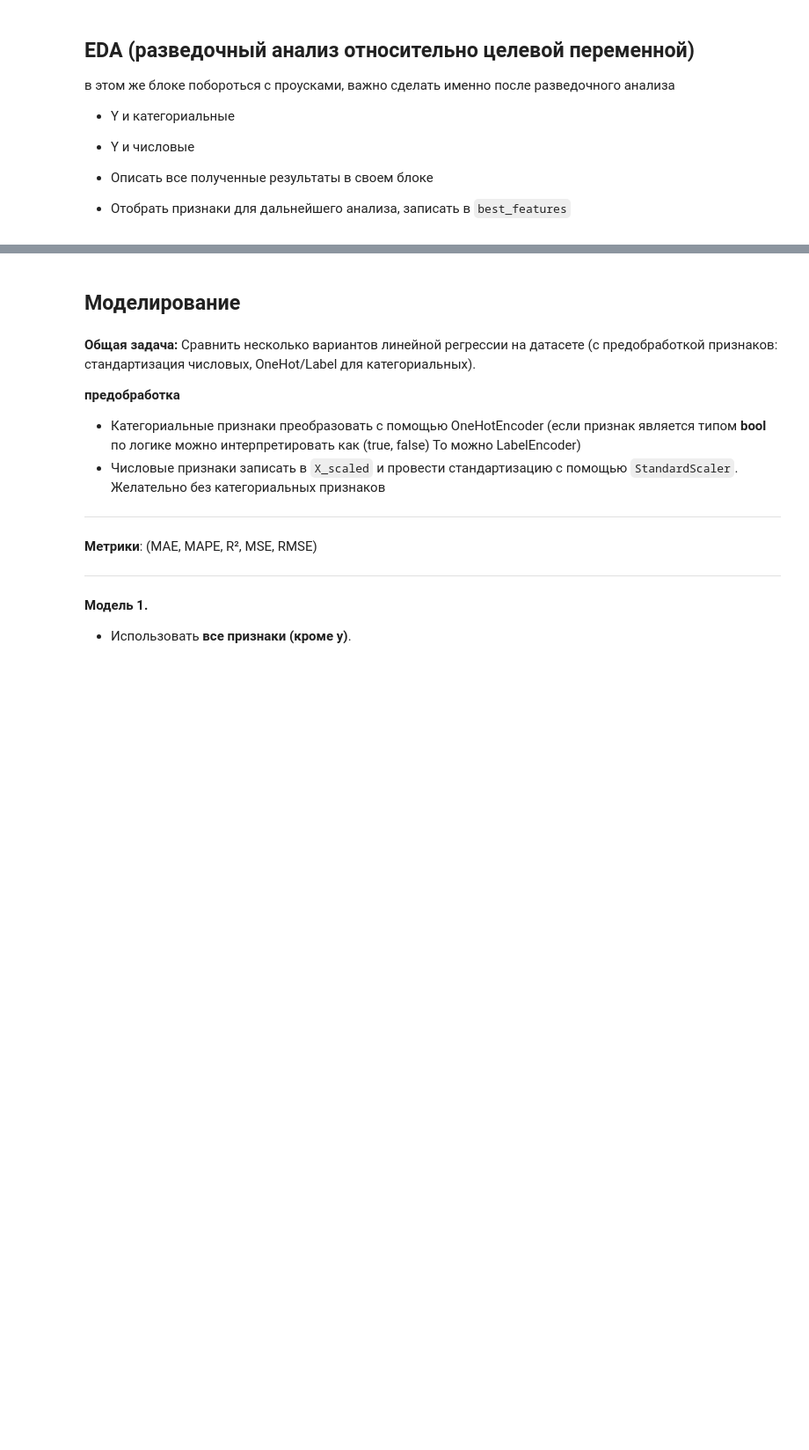
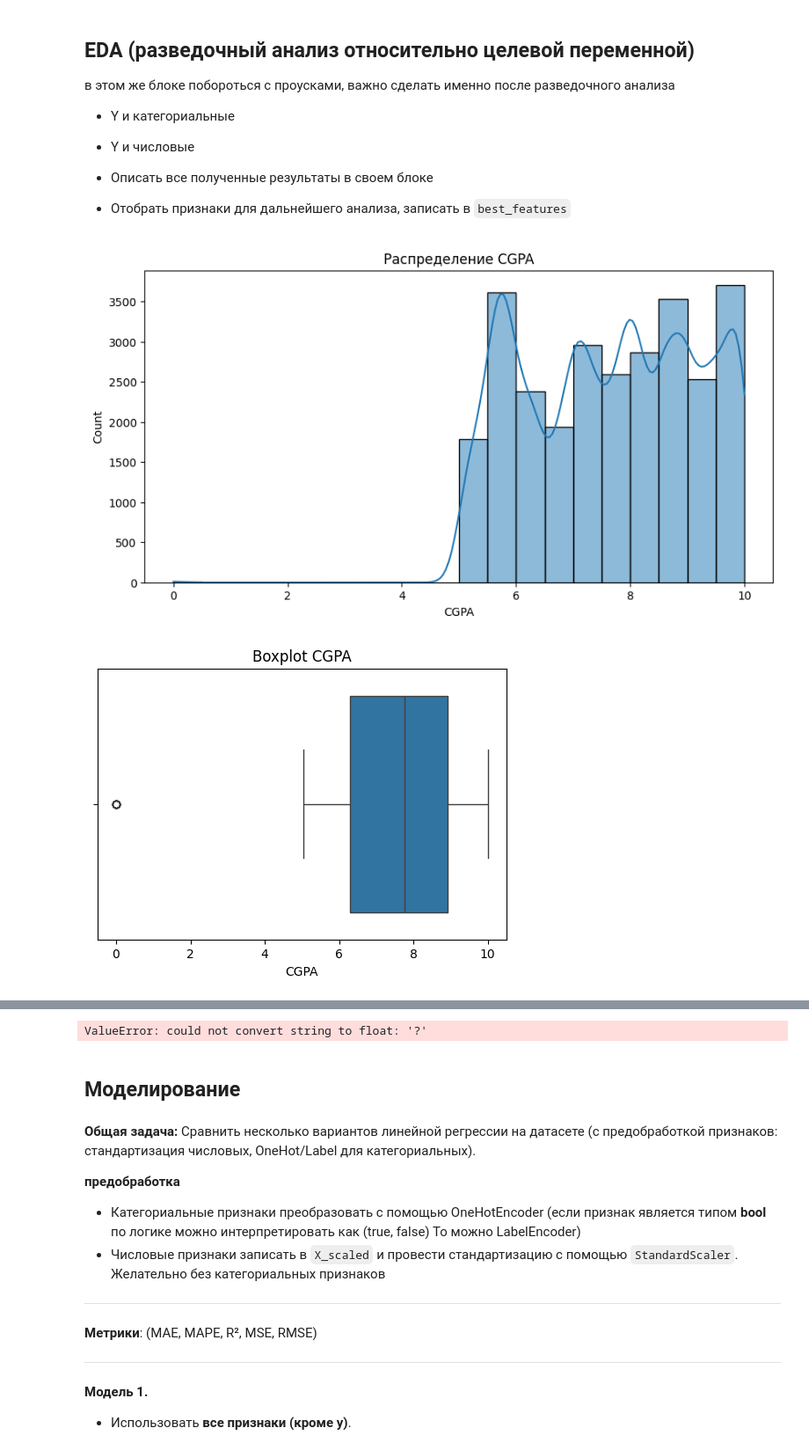
Before and after one commit to Danata117/ML, a Jupyter notebook: ML_Praktika2".ipynb, the cells around one changed output, grey strips where cells are left out. Shown: that part at 88% size. Saved outputs shown, nothing was run; the diff lists cells and outputs as text; code cells hidden in the pictures; blank space fills up the shorter version.

````diff
--- a/ML_Praktika2".ipynb
+++ b/ML_Praktika2".ipynb
@@ -41,0 +59,16 @@ df.info()
+# %%
+# преобразовать категориальные признаки в category
+df['Gender'] = df['Gender'].astype('category')
+df['City'] = df['City'].astype('category')
+df['Profession'] = df['Profession'].astype('category')
+df['Sleep Duration'] = df['Sleep Duration'].astype('category')
+df['Dietary Habits'] = df['Dietary Habits'].astype('category')
+df['Degree'] = df['Degree'].astype('category')
+df['Have you ever had suicidal thoughts ?'] = df['Have you ever had suicidal thoughts ?'].astype('category')
+df['Financial Stress'] = df['Financial Stress'].astype('category')
+df['Family History of Mental Illness'] = df['Family History of Mental Illness'].astype('category')
+df['Academic Pressure'] = df['Academic Pressure'].astype('category')
+df['Work Pressure'] = df['Work Pressure'].astype('category')
+df['Study Satisfaction'] = df['Study Satisfaction'].astype('category')
+df['Job Satisfaction'] = df['Job Satisfaction'].astype('category')
+df['Depression'] = df['Depression'].astype('category')
@@ -43,5 +96,5 @@ df.info()
 # выбрать целевую переменную и разделить на X, y
 # целевая переменная - числовой непрерывный признак
 
-y = df.you_varialbe
-X = df.drop('you_variable', axis=1)
+y = df["CGPA"]
+X = df.drop(["id", "CGPA"], axis=1)
@@ -54,3 +114,57 @@ X = df.drop('you_variable', axis=1)
 - Описать все полученные результаты в своем блоке
 
 - Отобрать признаки для дальнейшего анализа, записать в ```best_features```
+# %%
+# 2. Посмотрим на распределение CGPA
+plt.figure(figsize=(10,5))
+sns.histplot(y, kde=True, bins=20)
+plt.title("Распределение CGPA")
+plt.show()
+
+plt.figure(figsize=(6,4))
+sns.boxplot(x=y)
+plt.title("Boxplot CGPA")
+plt.show()
+
+# 3. Проверим зависимость CGPA от категориальных признаков
+categorical_cols = ["Gender", "Dietary Habits", "Sleep Duration",
+                    "Have you ever had suicidal thoughts ?", "Family History of Mental Illness"]
+
+for col in categorical_cols:
+    plt.figure(figsize=(8,5))
+    sns.boxplot(x=df[col], y=y)
+    plt.title(f"CGPA vs {col}")
+    plt.show()
+
+# 4. Проверим зависимость CGPA от числовых признаков
+numeric_cols = ["Age", "Academic Pressure", "Work Pressure",
+                "Study Satisfaction", "Job Satisfaction", "Work/Study Hours", "Financial Stress"]
+
+corr = df[numeric_cols + ["CGPA"]].corr()
+plt.figure(figsize=(10,6))
+sns.heatmap(corr, annot=True, cmap="coolwarm", fmt=".2f")
+plt.title("Корреляция числовых признаков с CGPA")
+plt.show()
+
+# 5. Работа с пропусками
+df_clean = df.copy()
+
+# Числовые признаки → медиана
+for col in numeric_cols:
+    df_clean[col] = df_clean[col].fillna(df_clean[col].median())
+
+# Категориальные признаки → мода
+for col in categorical_cols:
+    df_clean[col] = df_clean[col].fillna(df_clean[col].mode()[0])
+
+# 6. Формируем X и y
+y = df_clean["CGPA"]
+X = df_clean.drop(["id", "CGPA", "City", "Profession", "Degree"], axis=1)
+
+# 7. Записываем отобранные признаки
+best_features = X.columns.tolist()
+
+print("Отобранные признаки для анализа:", best_features)
+# %% [output]
+[figure, added]
+[figure, added]
@@ -57,3 +176,4 @@ X = df.drop('you_variable', axis=1)
+ValueError: could not convert string to float: '?'
 # %%
 categorial_features = [] # перечислить названия колонок с категориальными фичами
 numeric_features = [] # перечислить названия колонок с категориальными фичами
````
Also changed, not shown: parts of 9 cells of this notebook.
